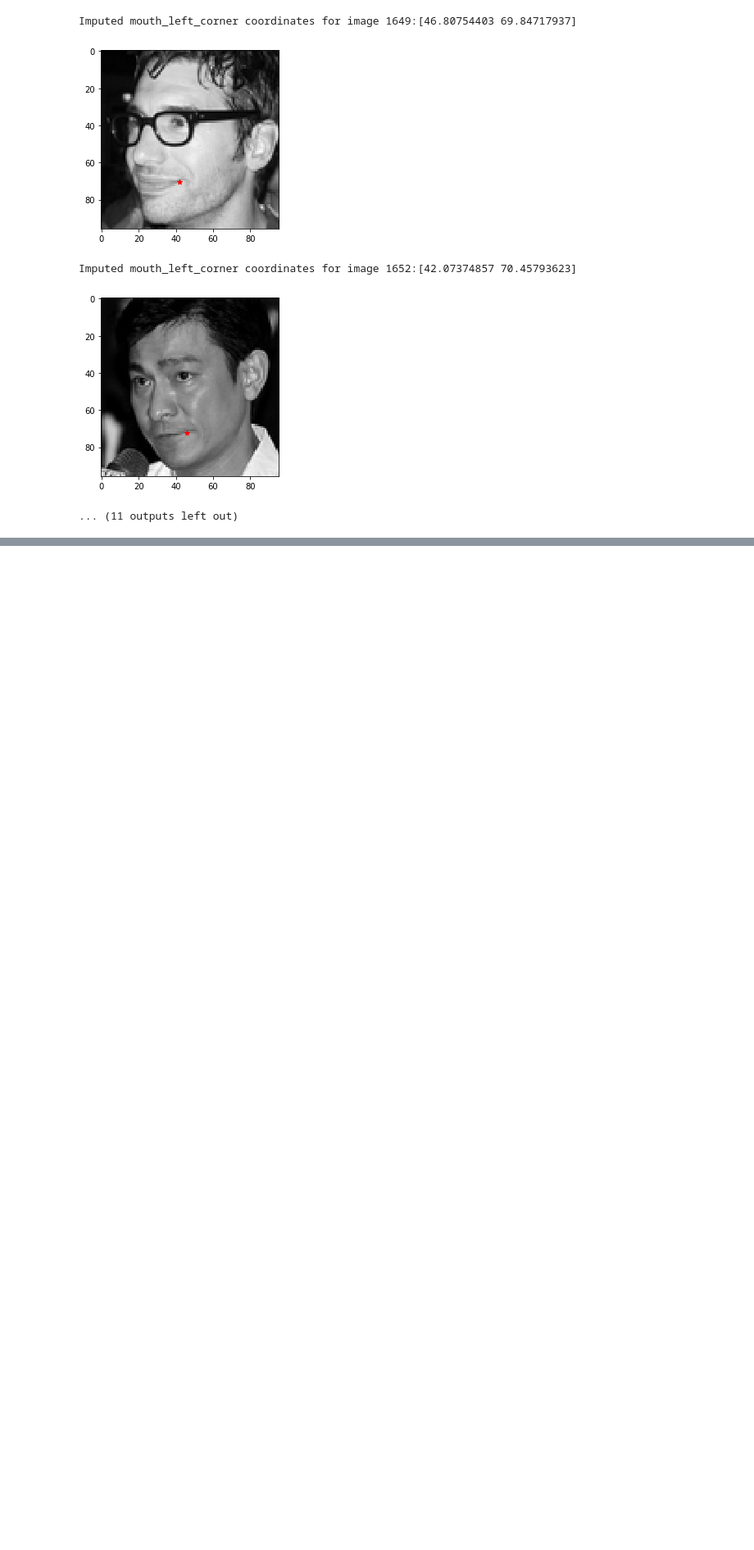
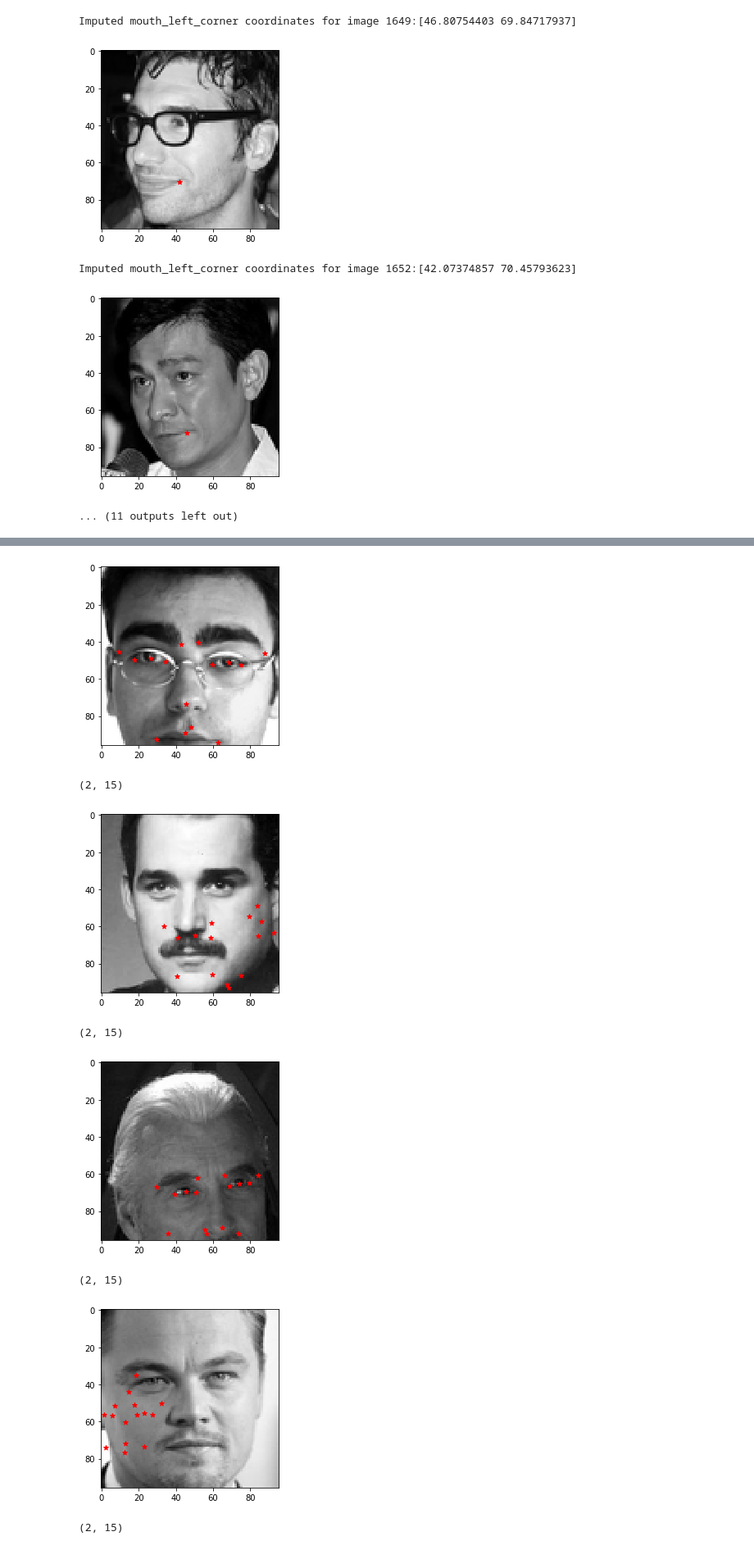
Before and after one commit to MadhuAtBerkeley/w207_Project, a Jupyter notebook: source/w207_eda.ipynb, the cells around one changed output, grey strips where cells are left out. Shown at 82% size. Cells and saved outputs as stored; diff of their text form; code cells hidden in the pictures; blank space fills up the shorter version.

```diff
--- a/source/w207_eda.ipynb
+++ b/source/w207_eda.ipynb
@@ -300,0 +327,12 @@ array([37.17149369, 47.96304   , 31.6792    ])
+# %%
+for ind in cutoff_faces.index:
+    view_img(x_train[ind],get_facial_keypoints(y_train,ind))
+# %% [output]
+[figure, added]
+(2, 15)
+[figure, added]
+(2, 15)
+[figure, added]
+(2, 15)
+[figure, added]
+(2, 15)
```
Also changed, not shown: parts of 8 cells of this notebook.
